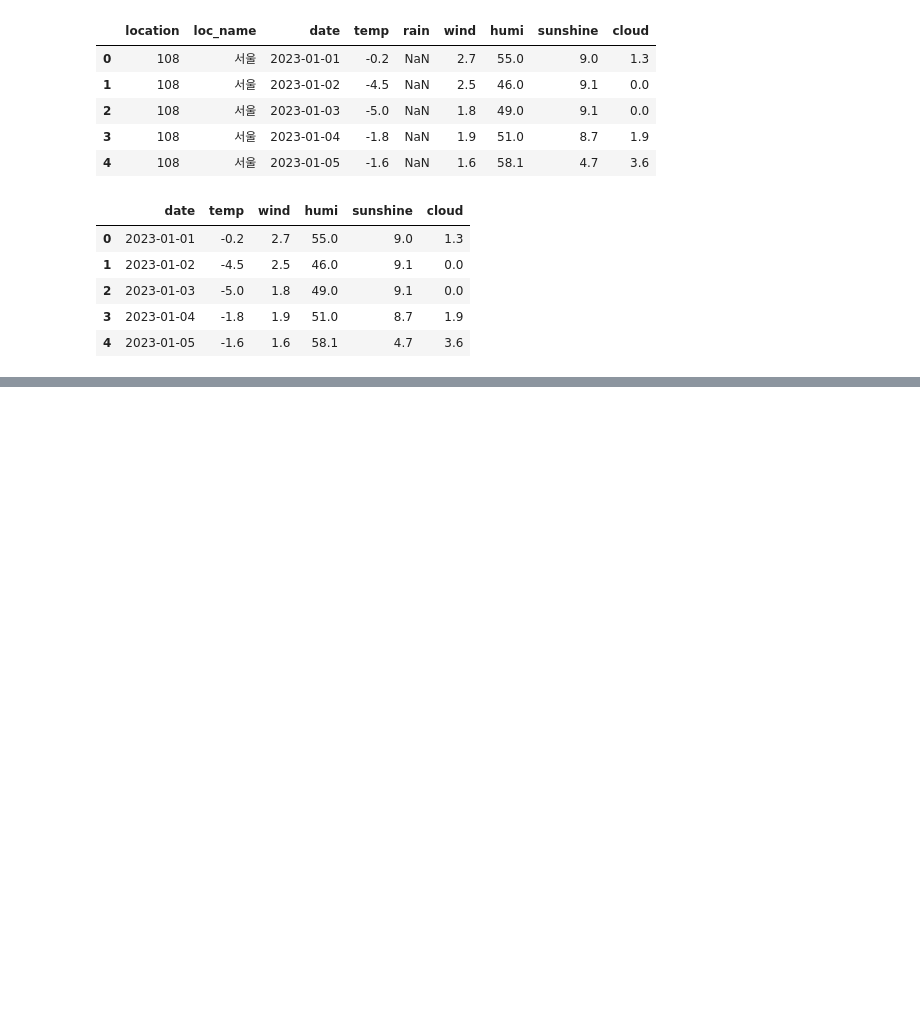
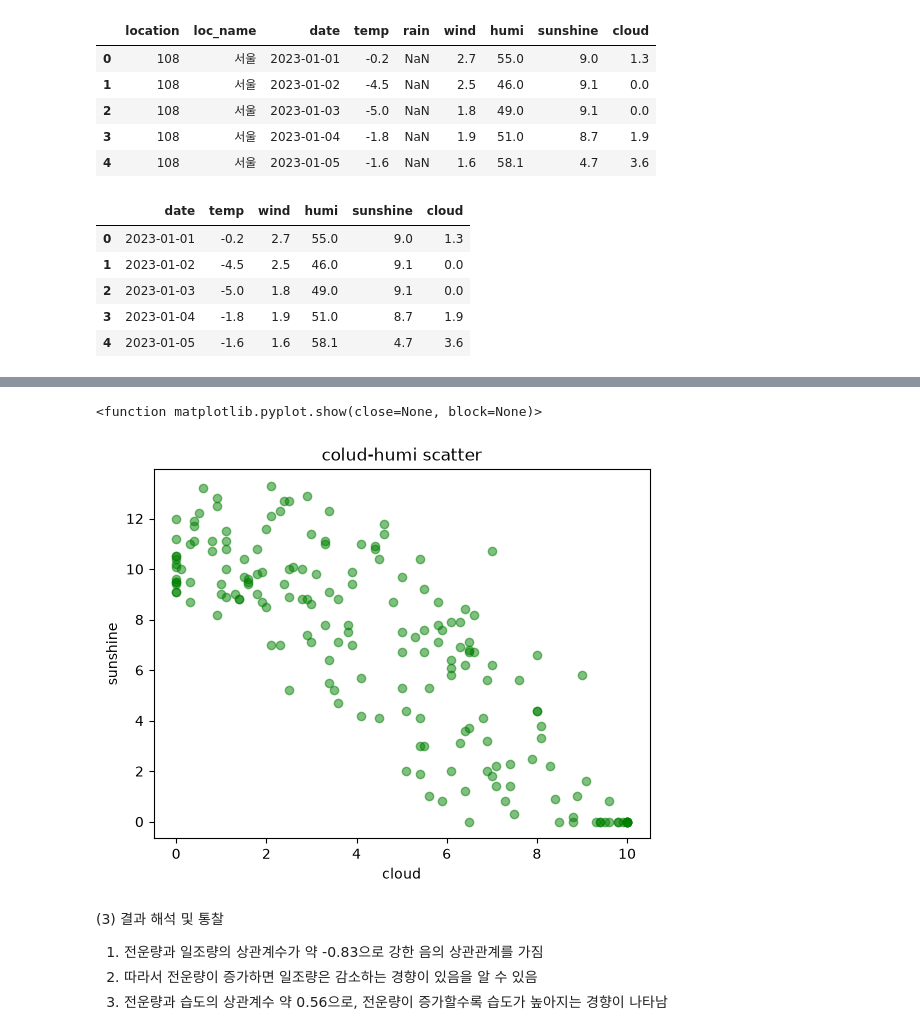
Before and after one commit to b0kuyaba/Study_Ai, a Jupyter notebook: 2023날씨데이터.ipynb, the cells around one changed output, grey strips where cells are left out. Saved outputs shown, nothing was run; the diff lists cells and outputs as text; code cells hidden in the pictures; blank space fills up the shorter version.

```diff
--- a/2023날씨데이터.ipynb
+++ b/2023날씨데이터.ipynb
@@ -23,0 +55,14 @@ weather.head()
+# %%
+plt.scatter(weather['cloud'], weather['sunshine'], color = "green", alpha=0.5)
+plt.title('colud-humi scatter')
+plt.xlabel('cloud')
+plt.ylabel('sunshine')
+plt.show
+# %% [output]
+<function matplotlib.pyplot.show(close=None, block=None)>
+[figure, added]
+# %% [markdown]
+(3) 결과 해석 및 통찰
+1. 전운량과 일조량의 상관계수가 약 -0.83으로 강한 음의 상관관계를 가짐
+2. 따라서 전운량이 증가하면 일조량은 감소하는 경향이 있음을 알 수 있음
+3. 전운량과 습도의 상관계수 약 0.56으로, 전운량이 증가할수록 습도가 높아지는 경향이 나타남
```
Also changed, not shown: parts of 4 cells of this notebook, 1 other file.
